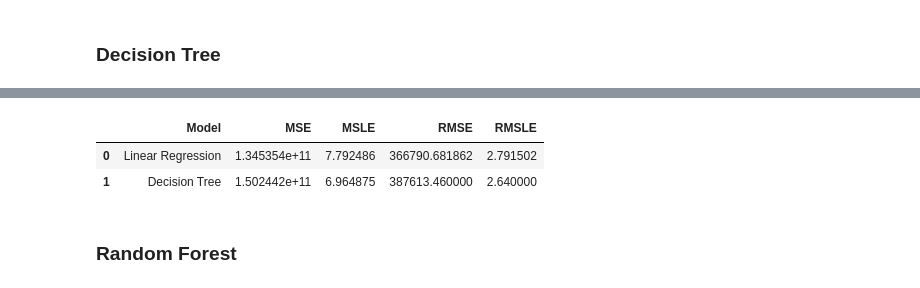
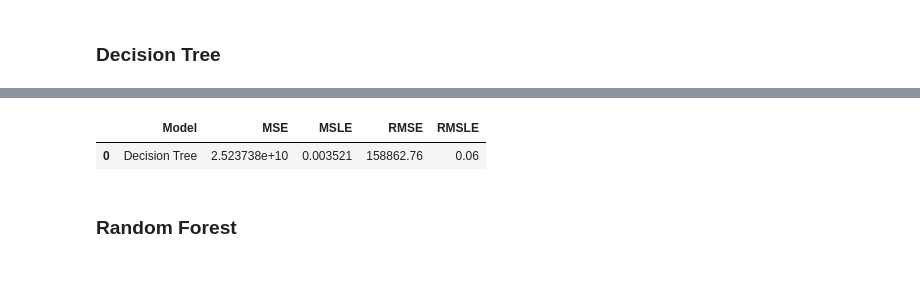
Before and after one commit to KimathiNewton/Time-Series-Analysis, a Jupyter notebook: Time Series.ipynb, the cells around one changed output, grey strips where cells are left out. Drawn from its saved outputs; the diff is of its cells as text; code cells hidden in the pictures.

```diff
--- a/Time Series.ipynb
+++ b/Time Series.ipynb
@@ -1608,12 +1607,16 @@ We do not reject the null hypothesis that Earthquake affected sales.
 # %% [markdown]
 ## Feature Engineering
 # %%
+#New features for the year, month and days
 data['year'] = data['date'].dt.year
 data['month'] = data['date'].dt.month
 data['day_of_month'] = data['date'].dt.day
 data['day_of_year'] = data['date'].dt.dayofyear
 data['Week'] = data['date'].dt.isocalendar().week
 data['day_of_week'] = data['date'].dt.dayofweek
+
+#  Weekly sales feature
+data['weekly_sales'] = data['sales'] / 4
 # %% [markdown]
 ### Lag Features
 A lagged version of a variable refers to its value at a previous time step. In time series forecasting, creating lag features involves using past observations of a variable as input features for predicting future values. WE created new columns that contain the sales values from previous time steps.
@@ -2193,4 +2187,0 @@ X_eval_scaled.head()
-# %%
-# Step 2: Create a linear regression model and fit it to the training data
-model = LinearRegression()
-model.fit(X_train_scaled, y_train)
@@ -2245,17 +2206,15 @@ plt.show()
 # %%
 mse = mean_squared_error(y_eval, tree_pred )
 msle = mean_squared_log_error(y_eval, tree_pred)
 rmse = np.sqrt(mean_squared_error(y_eval, tree_pred )).round(2)
 rmsle = np.sqrt(mean_squared_log_error(y_eval, tree_pred)).round(2)
 
-
-model_results = pd.DataFrame([['Decision Tree', mse, msle, rmse, rmsle]], columns = ['Model', 'MSE', 'MSLE', 'RMSE', 'RMSLE'])
-results = results.append(model_results, ignore_index = True)
+# Combining the evaluation metrics and creating a dataframe that will display the resulting metrics
+results = pd.DataFrame([['Decision Tree', mse, msle, rmse, rmsle]], columns = ['Model', 'MSE', 'MSLE', 'RMSE', 'RMSLE'])
 results
 # %% [output]
 |  | Model | MSE | MSLE | RMSE | RMSLE |
-| 0 | Linear Regression | 1.345354e+11 | 7.792486 | 366790.681862 | 2.791502 |
-| 1 | Decision Tree | 1.502442e+11 | 6.964875 | 387613.460000 | 2.640000 |
+| 0 | Decision Tree | 2.523738e+10 | 0.003521 | 158862.76 | 0.06 |
 # %% [markdown]
 ### Random Forest
 # %%
```
Also changed, not shown: parts of 74 cells of this notebook.
